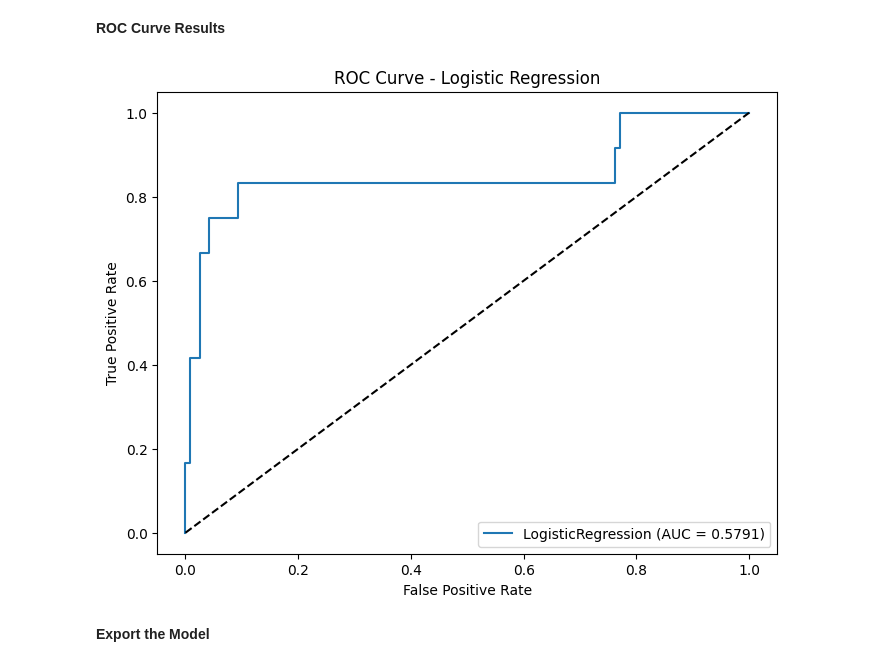
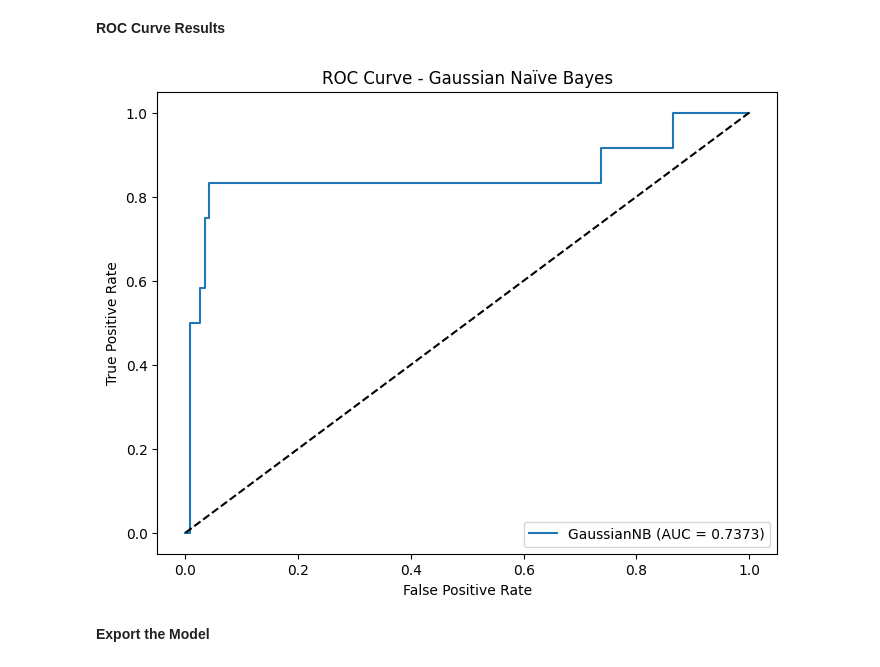
Before and after one commit to dizzydroid/ASU_SeniorProject_ML, a Jupyter notebook: notebooks/logistic_regression_nb.ipynb, the cells around one changed output. Saved outputs shown, nothing was run; the diff lists cells and outputs as text; code cells hidden in the pictures.

Commit message:
updated logistic_reg_nb

```diff
--- a/notebooks/logistic_regression_nb.ipynb
+++ b/notebooks/logistic_regression_nb.ipynb
@@ -14,7 +15,7 @@ from sklearn.metrics import accuracy_score, confusion_matrix, f1_score,precision
 # %% [markdown]
 **Read Data File**
 # %%
-df=pd.read_csv("../data/data.csv")
+df=pd.read_csv("data.csv")
 print(df.shape)
 df.head(10)
 # %% [output]
@@ -124,0 +128,6 @@ print(x_train_scaled2.head())
+# %%
+param_grid = {
+    'C': [0.01, 0.1, 1, 10, 100],
+    'penalty': ['l1', 'l2', 'elasticnet'],
+    'solver': ['liblinear', 'saga']
+}
@@ -125,9 +136,23 @@ print(x_train_scaled2.head())
+# %%
+model = LogisticRegression(max_iter=1000)
+grid_search = GridSearchCV(
+    estimator=model,
+    param_grid=param_grid,
+    scoring='accuracy',
+    cv=5,  # 5-fold cross-validation
+    verbose=1,
+    refit=True  #refit the model after getting the best parameters
+)
 # %% [markdown]
 **Model Training**
 # %%
-model = LogisticRegression(max_iter=120)
-model.fit(x_train_scaled, y_train)
+
+grid_search.fit(x_train_scaled, y_train)
 """ note : max_iter (no. of optimization iterations done by model to find global minimum) is set by trial and error
            in order to get best results
 """
+best_model=grid_search.best_estimator_
+best_model.fit(x_train_scaled,y_train)
+print("Best Parameters:", grid_search.best_params_)
+print("Best Score:", grid_search.best_score_)
 # %% [output]
@@ -205,20 +251,20 @@ weighted avg       0.90      0.92      0.89       130
 **ROC Curve Results**
 # %%
 # Compute ROC curve
-y_val_prob=model.predict_proba(x_val_scaled)[:,1]
+y_val_prob=best_model.predict_proba(x_val_scaled)[:,1]
 fpr, tpr, thresholds = roc_curve(y_val, y_val_prob)
 
 # Plot ROC curve
 plt.figure(figsize=(8,6))
-plt.plot(fpr, tpr, label=f'LogisticRegression (AUC = {roc_auc:.4f})')
+plt.plot(fpr, tpr, label=f'GaussianNB (AUC = {roc_auc:.4f})')
 plt.plot([0,1], [0,1], 'k--')  # Diagonal line
 plt.xlabel('False Positive Rate')
 plt.ylabel('True Positive Rate')
-plt.title('ROC Curve - Logistic Regression')
+plt.title('ROC Curve - Gaussian Naïve Bayes')
 plt.legend(loc='lower right')
 plt.show()
 # %% [output]
-[figure, old version]
+[figure, new version]
 # %% [markdown]
 **Export the Model**
 # %%
```
Also changed, not shown: parts of 9 cells of this notebook.
